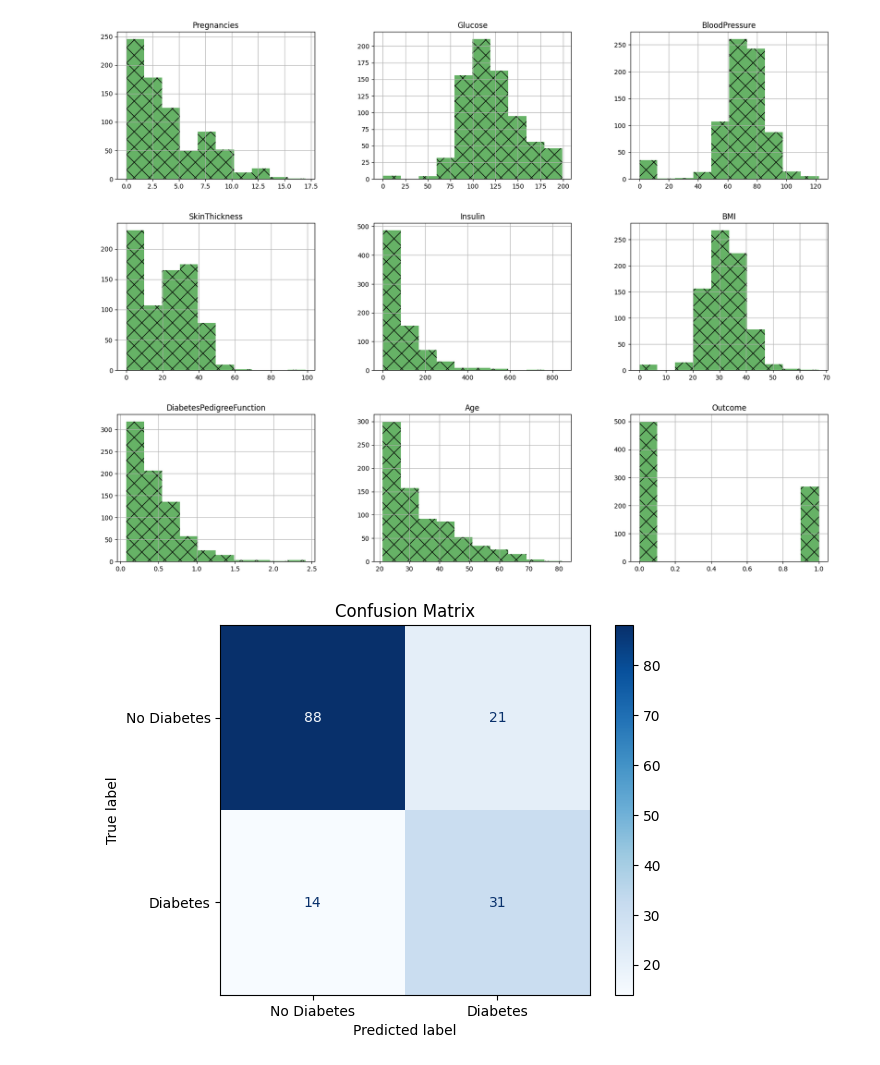
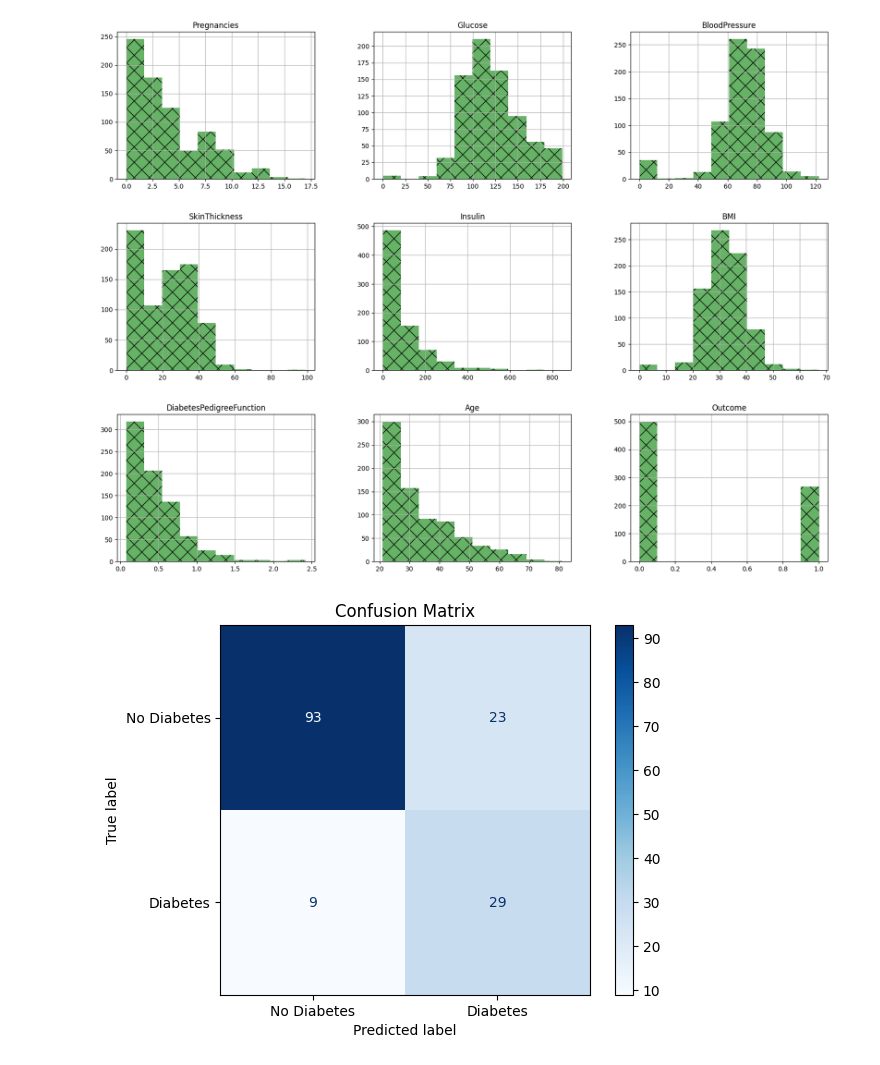
Before and after one commit to AdilAshfaq001/ML_DecisionTree_KNN_KMeans2, a Jupyter notebook: FA23BCS123_FA23BCS119_task02_KNN.ipynb, the cells around one changed output. Saved outputs shown, nothing was run; the diff lists cells and outputs as text; code cells hidden in the pictures.

```diff
--- a/FA23BCS123_FA23BCS119_task02_KNN.ipynb
+++ b/FA23BCS123_FA23BCS119_task02_KNN.ipynb
@@ -31,35 +31,40 @@ sc = StandardScaler()
 xtr = sc.fit_transform(xtr)
 xte = sc.transform(xte)
 
-clf = KNeighborsClassifier(n_neighbors=11, p=2, metric='euclidean')
+clf = KNeighborsClassifier(n_neighbors=20, p=1, metric='manhattan')
 clf.fit(xtr,ytr)
 
 pred = clf.predict(xte)
 
 cm =confusion_matrix(pred, yte)
 disp = ConfusionMatrixDisplay(confusion_matrix=cm, display_labels=['No Diabetes', 'Diabetes'])
 disp.plot(cmap='Blues')
 plt.title("Confusion Matrix")
 plt.show()
 
-print(accuracy_score(pred, yte))
+for k in range(1, 21):
+    clf = KNeighborsClassifier(n_neighbors=k, p=1, metric='manhattan')
+    disp = ConfusionMatrixDisplay(confusion_matrix=cm, display_labels=['No Diabetes', 'Diabetes'])
+    clf.fit(xtr, ytr)
+    score = clf.score(xte, yte)
+    print(f"k={k}, accuracy={score:.4f}")
 # %% [output]
    Pregnancies  Glucose  BloodPressure  SkinThickness  Insulin   BMI  \
 0            6      148             72             35        0  33.6
 1            1       85             66             29        0  26.6
 2            8      183             64              0        0  23.3
 
    DiabetesPedigreeFunction  Age  Outcome
 0                     0.627   50        1
 1                     0.351   31        0
 2                     0.672   32        1
 <class 'pandas.core.frame.DataFrame'>
 RangeIndex: 768 entries, 0 to 767
 Data columns (total 9 columns):
 ... (22 lines left out)
 Age                         0
 Outcome                     0
 dtype: int64
 61286
 [figure]
-[figure, old version]
+[figure, new version]
```
Also changed, not shown: parts of 1 cell of this notebook.
